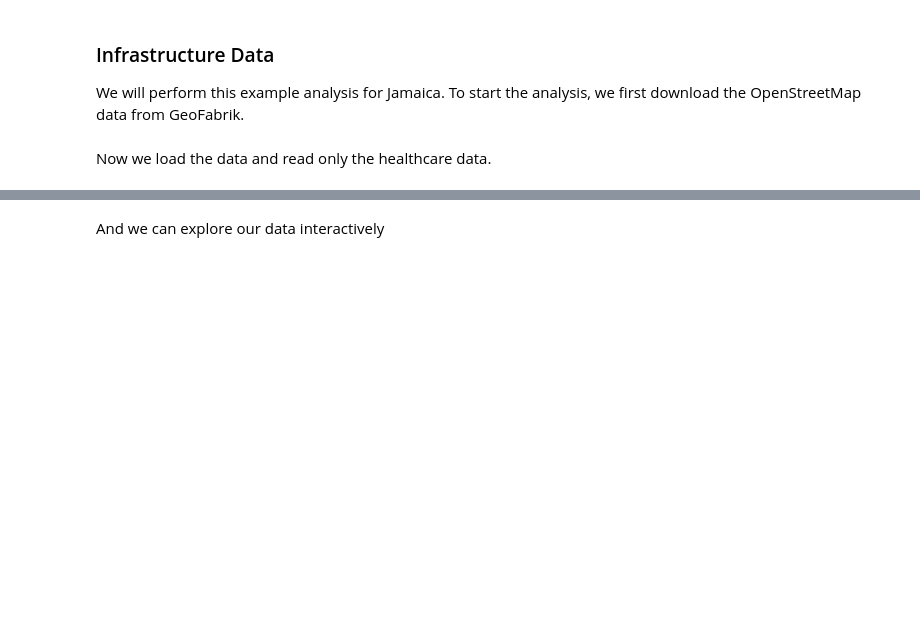
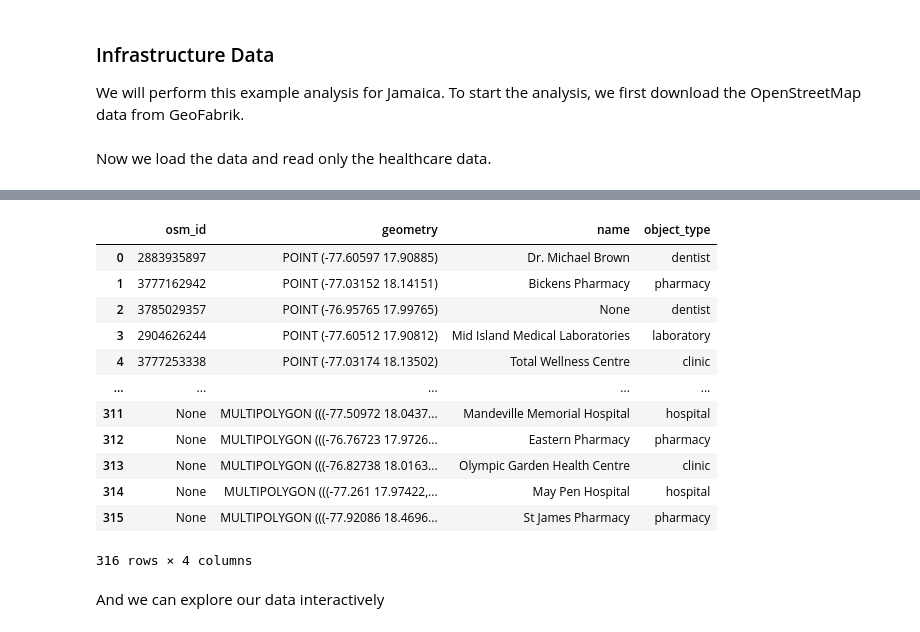
Before and after one commit to VU-IVM/GlobalInfraRisk, a Jupyter notebook: ci/healthcare.ipynb, the cells around one changed output, grey strips where cells are left out. Saved outputs shown, nothing was run; the diff lists cells and outputs as text; code cells hidden in the pictures; blank space fills up the shorter version.

```diff
--- a/ci/healthcare.ipynb
+++ b/ci/healthcare.ipynb
@@ -91,3 +91,19 @@ Wall time: 39.6 s
+# %%
+features
+# %% [output]
+|  | osm_id | geometry | name | object_type |
+| 0 | 2883935897 | POINT (-77.60597 17.90885) | Dr. Michael Brown | dentist |
+| 1 | 3777162942 | POINT (-77.03152 18.14151) | Bickens Pharmacy | pharmacy |
+| 2 | 3785029357 | POINT (-76.95765 17.99765) | None | dentist |
+| 3 | 2904626244 | POINT (-77.60512 17.90812) | Mid Island Medical Laboratories | laboratory |
+| 4 | 3777253338 | POINT (-77.03174 18.13502) | Total Wellness Centre | clinic |
+| ... | ... | ... | ... | ... |
+| 311 | None | MULTIPOLYGON (((-77.50972 18.0437... | Mandeville Memorial Hospital | hospital |
+| 312 | None | MULTIPOLYGON (((-76.76723 17.9726... | Eastern Pharmacy | pharmacy |
+| 313 | None | MULTIPOLYGON (((-76.82738 18.0163... | Olympic Garden Health Centre | clinic |
+| 314 | None | MULTIPOLYGON (((-77.261 17.97422,... | May Pen Hospital | hospital |
+| 315 | None | MULTIPOLYGON (((-77.92086 18.4696... | St James Pharmacy | pharmacy |
+316 rows × 4 columns
 # %%
 sub_types = features.object_type.unique()
 # %% [markdown]
```
Also changed, not shown: parts of 4 cells of this notebook, 7 other files.
